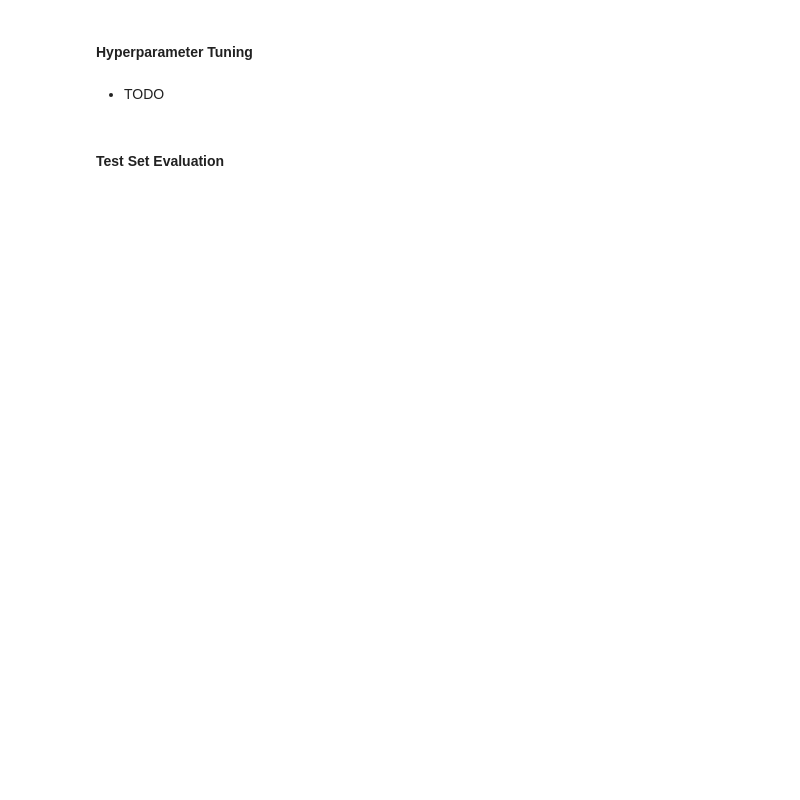
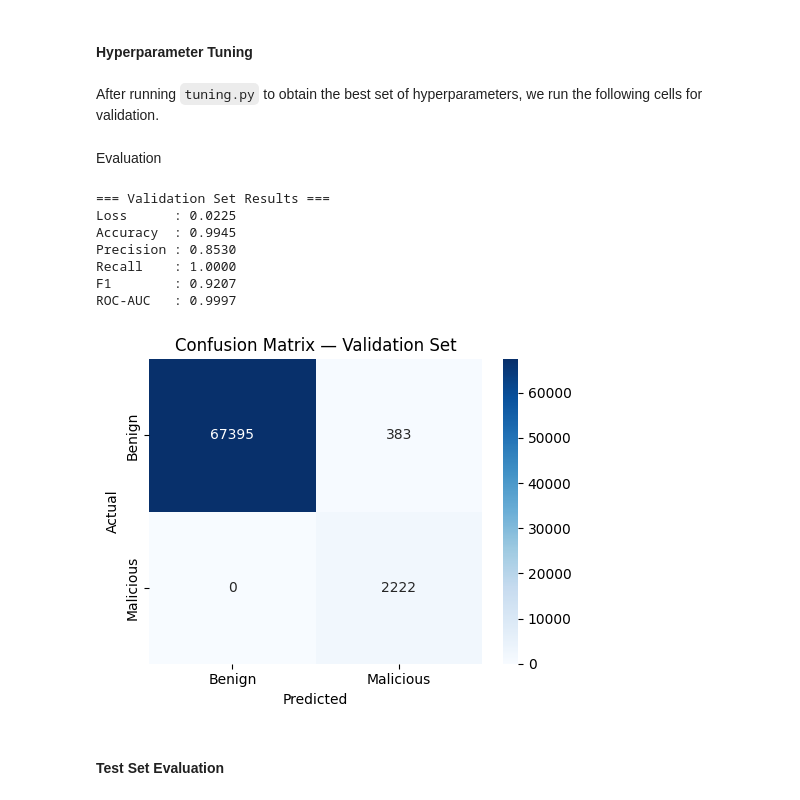
Before and after one commit to kiagunteh/deeplearningsutd, a Jupyter notebook: project.ipynb, the cells around one changed output. Drawn from its saved outputs; the diff is of its cells as text; code cells hidden in the pictures; blank space fills up the shorter version.

```diff
--- a/project.ipynb
+++ b/project.ipynb
@@ -91,9 +100,10 @@ train_dataset = PacketsDataset(X_train, y_train)
 val_dataset = PacketsDataset(X_val,   y_val)
 test_dataset = PacketsDataset(X_test,  y_test)
 
-train_loader = DataLoader(train_dataset, batch_size=32, shuffle=True)
-val_loader = DataLoader(val_dataset, batch_size=32, shuffle=False)
-test_loader = DataLoader(test_dataset, batch_size=32, shuffle=False)
+# Changed batch_size from 32 -> 512 due to increase in dataset sample size (TODO: see if we wanna change it back later)
+train_loader = DataLoader(train_dataset, batch_size=512, shuffle=True)
+val_loader = DataLoader(val_dataset, batch_size=512, shuffle=False)
+test_loader = DataLoader(test_dataset, batch_size=512, shuffle=False)
 # %% [markdown]
 ### Model
 # %% [markdown]
@@ -164,3 +170,3 @@ scheduler = torch.optim.lr_scheduler.ReduceLROnPlateau(
 # %%
-train(model, optimizer, scheduler, train_loader, val_loader, loss_func, DEVICE, NUM_EPOCHS, PATIENCE)
+history, model = train(model, optimizer, scheduler, train_loader, val_loader, loss_func, DEVICE, NUM_EPOCHS, PATIENCE, verbose=True)
 # %% [output]
@@ -211,7 +219,32 @@ plot_confusion_matrix(val_stats, preds_bin, 'Confusion Matrix — Validation Set
 # %% [markdown]
 #### Hyperparameter Tuning
-# %% [markdown]
-- TODO
+# %% [markdown]
+After running `tuning.py` to obtain the best set of hyperparameters, we run the following cells for validation.
+# %%
+with open("tuning/best_params.json", "r") as f:
+    best_params = json.load(f)["params"]
+
+model = NetworkAnomalyDetector(input_dim=INPUT_DIM, dropout_p=best_params["dropout_p"]).to(DEVICE)
+model.load_state_dict(torch.load('tuning/best_model.pth'))
+
+optimizer = torch.optim.Adam(model.parameters(), lr=best_params["lr"], weight_decay=best_params["weight_decay"])
+# %% [markdown]
+Evaluation
+# %%
+val_stats = run_epoch(model=model, optimizer=optimizer, data_loader=val_loader, loss_func=loss_func, device=DEVICE, training=False)
+preds_bin = (val_stats['probs'] >= 0.5).astype(int)
+
+print_results(val_stats, preds_bin, "=== Validation Set Results ===")
+plot_confusion_matrix(val_stats, preds_bin, 'Confusion Matrix — Validation Set')
+# %% [output]
+=== Validation Set Results ===
+Loss      : 0.0225
+Accuracy  : 0.9945
+Precision : 0.8530
+Recall    : 1.0000
+F1        : 0.9207
+ROC-AUC   : 0.9997
+[figure, added]
 # %% [markdown]
 #### Test Set Evaluation
 # %%
```
Also changed, not shown: parts of 20 cells of this notebook, 11 other files.
